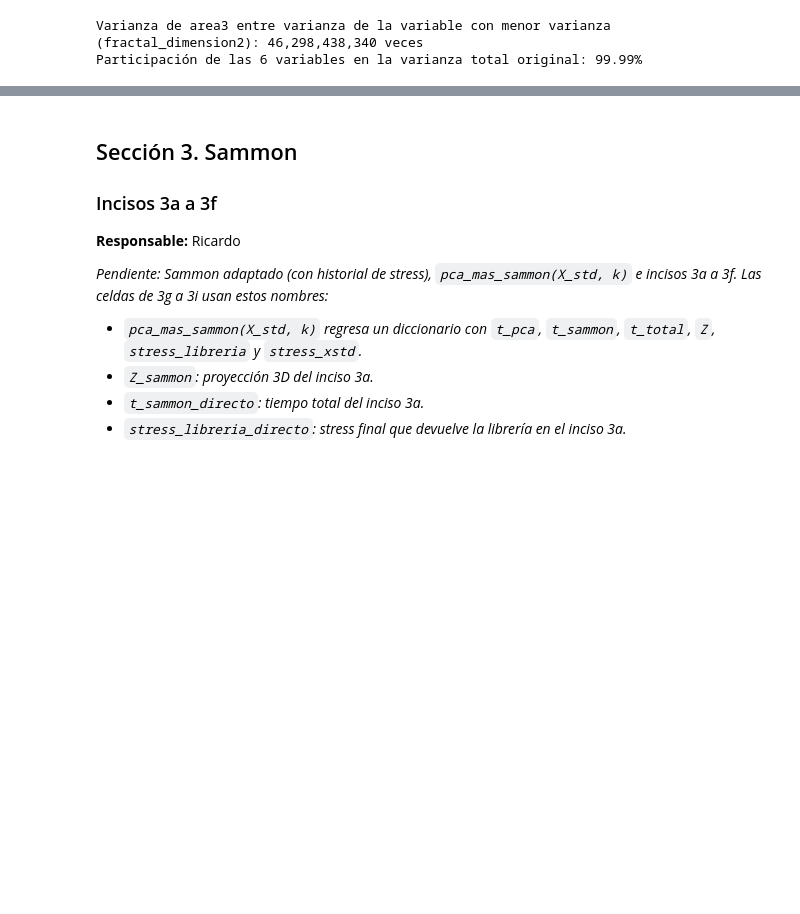
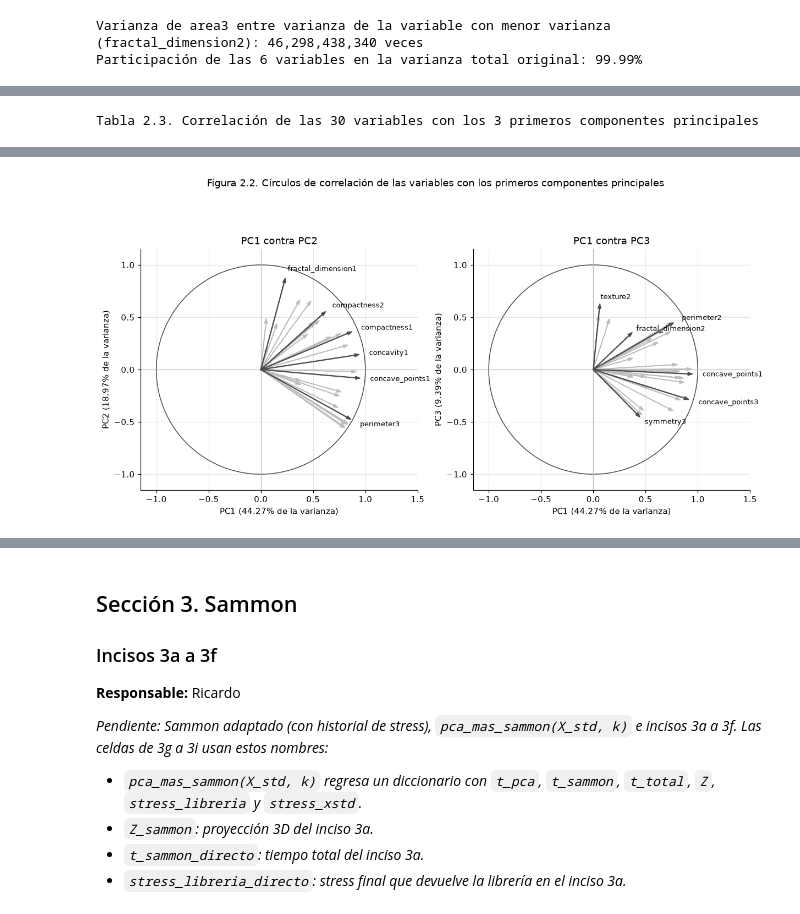
Before and after one commit to MelSurikun/data-analytics-and-visualization, a Jupyter notebook: Practica02/Practica02.ipynb, the cells around one changed output, grey strips where cells are left out. Drawn from its saved outputs; the diff is of its cells as text; code cells hidden in the pictures; blank space fills up the shorter version.

```diff
--- a/Practica02/Practica02.ipynb
+++ b/Practica02/Practica02.ipynb
@@ -555,0 +711,77 @@ _Pendiente: incisos 2a a 2f. Guardar en `k95` el número de componentes que acum
+# %%
+# ===========================================================
+# Autor:       Magaly
+# Fecha:       03 noviembre 2026
+# Descripción: Correlación de cada variable con los 3 primeros PC y círculos de correlación.
+# Insumo:      X_std, Z_pca3, feature_names, var_exp.
+# Resultado:   correlaciones, Tabla 2.3 y Figura 2.2 (figuras/figura_2.2_circulo_correlaciones.png).
+# ===========================================================
+# --- CORRELACIONES ---
+# Correlación de Pearson entre cada variable original (estandarizada) y cada componente.
+# Va de -1 a 1: cerca de 1, la variable crece cuando el PC crece; cerca de -1, crece cuando el PC baja.
+nombres_pc = ["PC1", "PC2", "PC3"]
+# Tabla vacía: una fila por variable y una columna por PC; se llena con el ciclo de abajo
+correlaciones = pd.DataFrame(index=feature_names, columns=nombres_pc, dtype=float)
+for j, variable in enumerate(feature_names):   # enumerate da la posición (j) y el nombre de cada variable
+    for i, pc in enumerate(nombres_pc):         # Recorre PC1, PC2 y PC3
+        # corrcoef regresa una matriz de 2 x 2; el valor [0, 1] es la correlación entre las dos series
+        correlaciones.loc[variable, pc] = np.corrcoef(X_std[:, j], Z_pca3[:, i])[0, 1]
+
+print("Tabla 2.3. Correlación de las 30 variables con los 3 primeros componentes principales")
+display(correlaciones.round(2))  # Evidencia completa: incluye las variables sin etiqueta en la figura
+
+
+def graficar_circulo(ax, pc_x, pc_y):  # Recibe el panel y los nombres de los dos PC a comparar
+    """Dibuja el círculo de correlación de las 30 variables para dos componentes."""
+    x = correlaciones[pc_x].values  # Correlación de cada variable con el PC del eje x
+    y_ = correlaciones[pc_y].values  # Con el PC del eje y (y_ para no confundir con las clases y)
+
+    # Círculo unitario: ninguna flecha puede salir de él, porque una correlación no pasa de 1
+    angulos = np.linspace(0, 2 * np.pi, 200)  # 200 ángulos de 0 a 360 grados (en radianes)
+    ax.plot(np.cos(angulos), np.sin(angulos), color=COLORES_METODO["PCA"], linewidth=1)
+    ax.axhline(0, color="#BDBDBD", linewidth=0.8)  # Eje horizontal en 0
+    ax.axvline(0, color="#BDBDBD", linewidth=0.8)  # Eje vertical en 0
+
+    # --- VARIABLES QUE SE ETIQUETAN ---
+    # 30 nombres se enciman, así que solo se etiquetan 6: las flechas más largas
+    # (mejor representadas en este plano) que apunten en direcciones distintas.
+    largo = np.hypot(x, y_)                     # Largo de cada flecha: raíz de (x² + y²)
+    angulo = np.degrees(np.arctan2(y_, x))      # Dirección de cada flecha en grados
+    etiquetadas = []                            # Aquí se guardan las posiciones elegidas
+    for j in np.argsort(largo)[::-1]:           # argsort ordena de menor a mayor; [::-1] lo invierte
+        # Se elige solo si su dirección se separa al menos 12 grados de las ya elegidas
+        if all(abs(angulo[j] - angulo[k]) >= 12 for k in etiquetadas):
+            etiquetadas.append(j)
+        if len(etiquetadas) == 6:               # Al llegar a 6 se detiene
+            break
+
+    # --- FLECHAS ---
+    for j in range(len(feature_names)):         # Una flecha por variable, desde el origen (0, 0)
+        destacada = j in etiquetadas            # True si esta variable lleva etiqueta
+        ax.arrow(0, 0, x[j], y_[j], length_includes_head=True, head_width=0.03,
+                 width=0.004 if destacada else 0.002,                       # Más gruesa si se etiqueta
+                 color=COLORES_METODO["PCA"] if destacada else "#BDBDBD",  # Oscura o gris claro
+                 zorder=3 if destacada else 2)                              # zorder: las oscuras van encima
+    for j in etiquetadas:  # El texto va un poco más allá de la punta (1.1 veces)
+        ax.text(x[j] * 1.1, y_[j] * 1.1, feature_names[j], fontsize=8.5, va="center",
+                ha="left" if x[j] >= 0 else "right")  # Alinea el texto hacia afuera del círculo
+
+    # --- EJES ---
+    ax.set_xlim(-1.15, 1.5)   # Espacio extra a la derecha para los nombres
+    ax.set_ylim(-1.15, 1.15)
+    ax.set_aspect("equal")    # Misma escala en x y y, para que el círculo no se vea ovalado
+    # El porcentaje de varianza de cada PC indica cuánto pesa ese eje
+    ax.set_xlabel(f"{pc_x} ({var_exp[nombres_pc.index(pc_x)]:.2f}% de la varianza)")
+    ax.set_ylabel(f"{pc_y} ({var_exp[nombres_pc.index(pc_y)]:.2f}% de la varianza)")
+    ax.set_title(f"{pc_x} contra {pc_y}")
+
+
+# Dos paneles lado a lado: PC1 contra PC2 y PC1 contra PC3
+fig, (ax_izq, ax_der) = plt.subplots(1, 2, figsize=(13, 6.5))
+graficar_circulo(ax_izq, "PC1", "PC2")
+graficar_circulo(ax_der, "PC1", "PC3")
+fig.suptitle("Figura 2.2. Círculos de correlación de las variables con los primeros componentes principales")
+fig.savefig(RUTA_FIGURAS / "figura_2.2_circulo_correlaciones.png")  # Guarda la imagen para el reporte
+plt.show()
+# %% [output]
+Tabla 2.3. Correlación de las 30 variables con los 3 primeros componentes principales
@@ -555,0 +805 @@ _Pendiente: incisos 2a a 2f. Guardar en `k95` el número de componentes que acum
+[figure, added]
```
Also changed, not shown: parts of 15 cells of this notebook, 7 other files.
